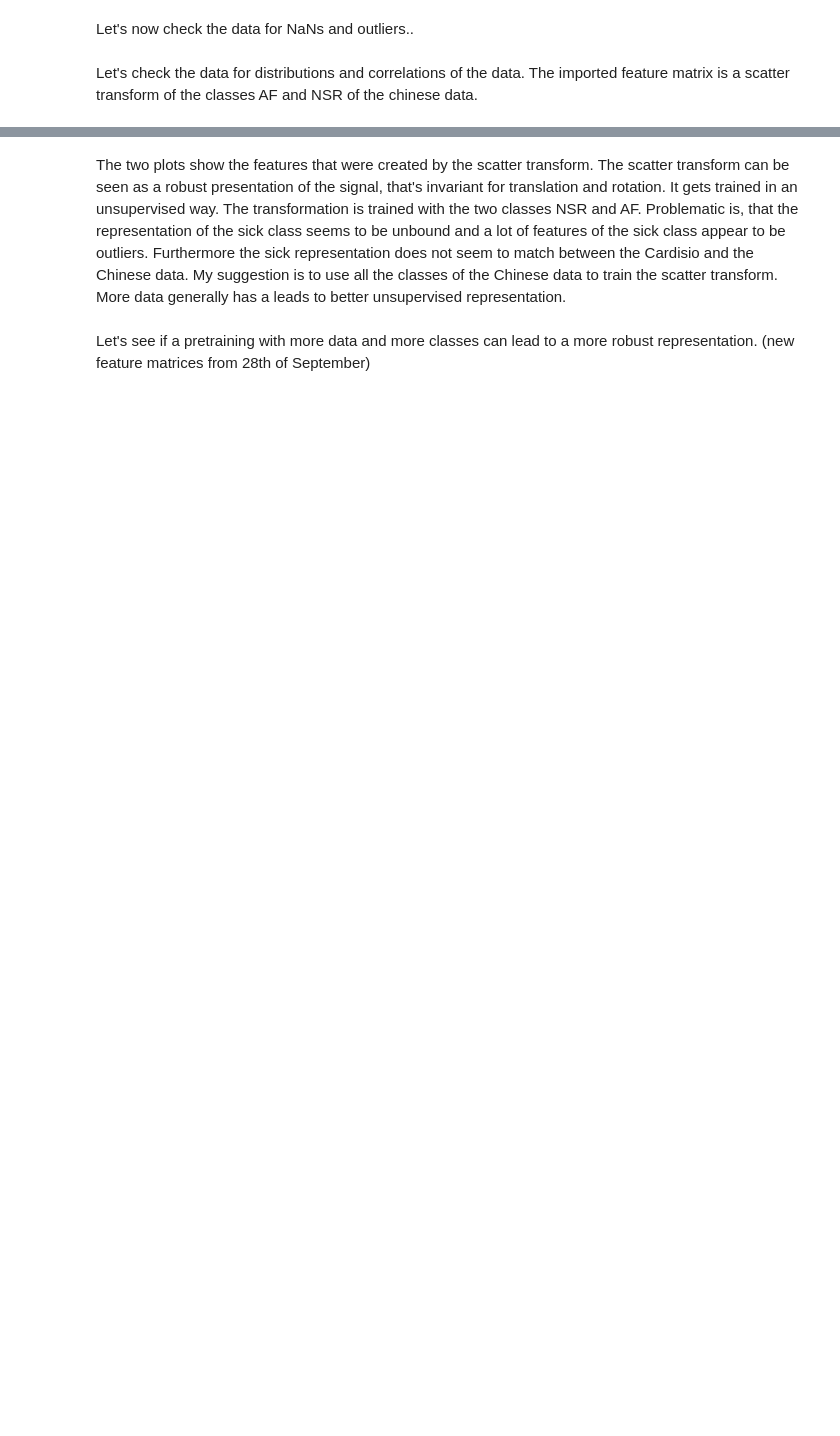
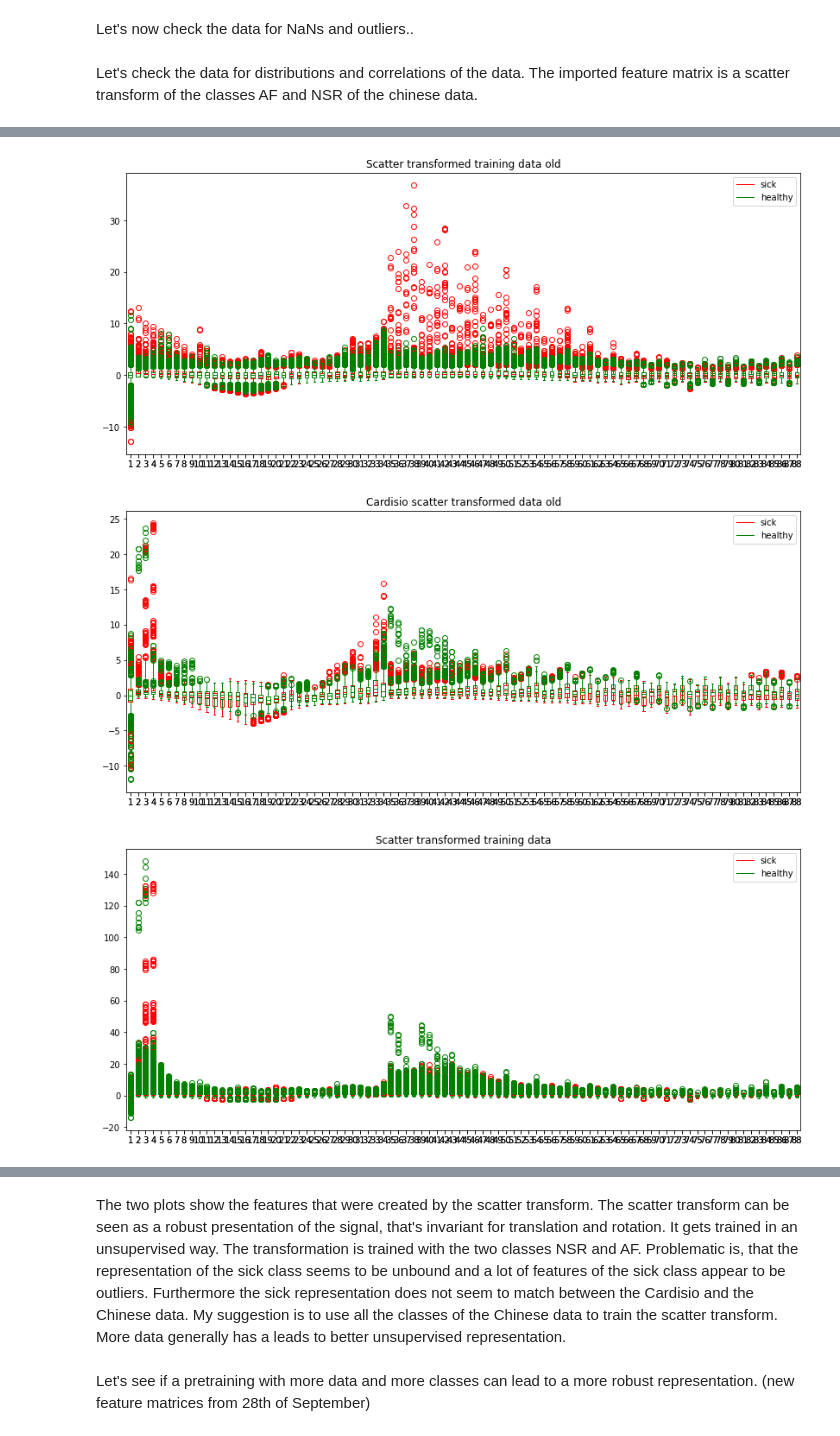
Before and after one commit to FVaisfeld/ml, a Jupyter notebook: data_comparison.ipynb, the cells around one changed output, grey strips where cells are left out. Drawn from its saved outputs; the diff is of its cells as text; code cells hidden in the pictures; blank space fills up the shorter version.

```diff
--- a/data_comparison.ipynb
+++ b/data_comparison.ipynb
@@ -138,15 +190,3 @@ plt.legend()
 Let's now check the data for NaNs and outliers..
 # %% [markdown]
 Let's check the data for distributions and correlations of the data. The imported feature matrix is a scatter transform of the classes AF and NSR of the chinese data.
-# %%
-#zero mean and standart variance
-def scale(measurements,flag):
-  #flag==0 normal scaling, flag==1 outlier robust scaling
-  measurements = np.array(measurements)
-  if flag:
-    scaler = RobustScaler()
-  else:
-    scaler = StandardScaler()
-  scaler.fit(measurements)
-  measurements = scaler.transform(measurements)
-  return measurements
@@ -224,0 +193,28 @@ plt.setp(box2["fliers"], markeredgecolor=c2)
+# %%
+#data old
+scaler_old = scale(chinese_measurements,1)
+train_features_old = scaler_old.transform(chinese_measurements)
+cardisio_features_old = scaler_old.transform(cardisio_measurements)
+
+#train plot
+custom_boxplot(train_features_old[sick_ind_chinese,:], train_features_old[healthy_ind_chinese,:], "Scatter transformed training data old")
+#test plot
+custom_boxplot(cardisio_features_old[sick_ind_cardisio,:], cardisio_features_old[healthy_ind_cardisio,:], "Cardisio scatter transformed data old")
+
+
+
+
+
+#data new
+scaler = scale(train_features,1)
+train_features = scaler.transform(train_features)
+cardisio_features = scaler.transform(test_features)
+
+#train plot
+custom_boxplot(train_features[train_svm.label=='A']  , train_features[train_svm.label=='N'] , "Scatter transformed training data")
+#test plot
+custom_boxplot(cardisio_features[test.label=='A'], cardisio_features[test.label=='N'], "Cardisio scatter transformed data")
+# %% [output]
+[figure, added]
+[figure, added]
+[figure, added]
```
Also changed, not shown: parts of 12 cells of this notebook.
